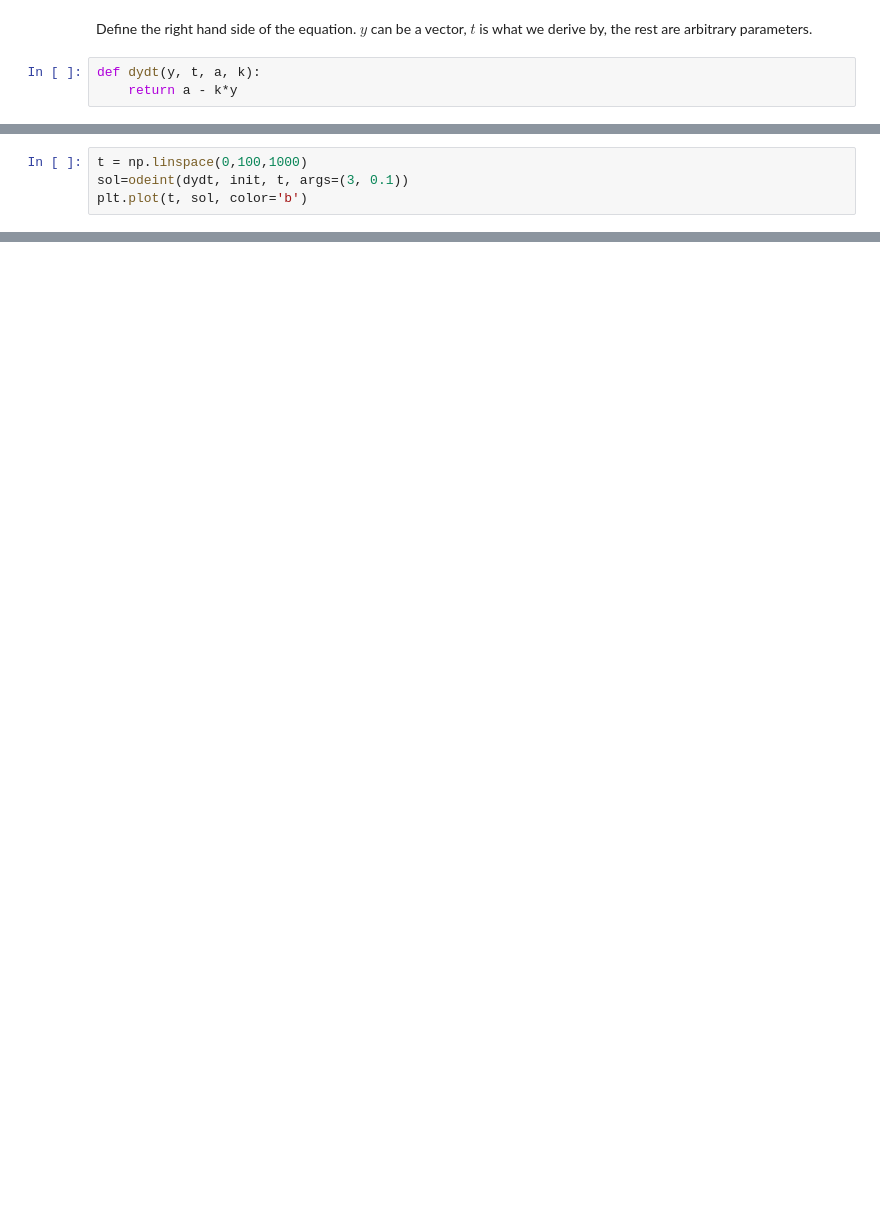
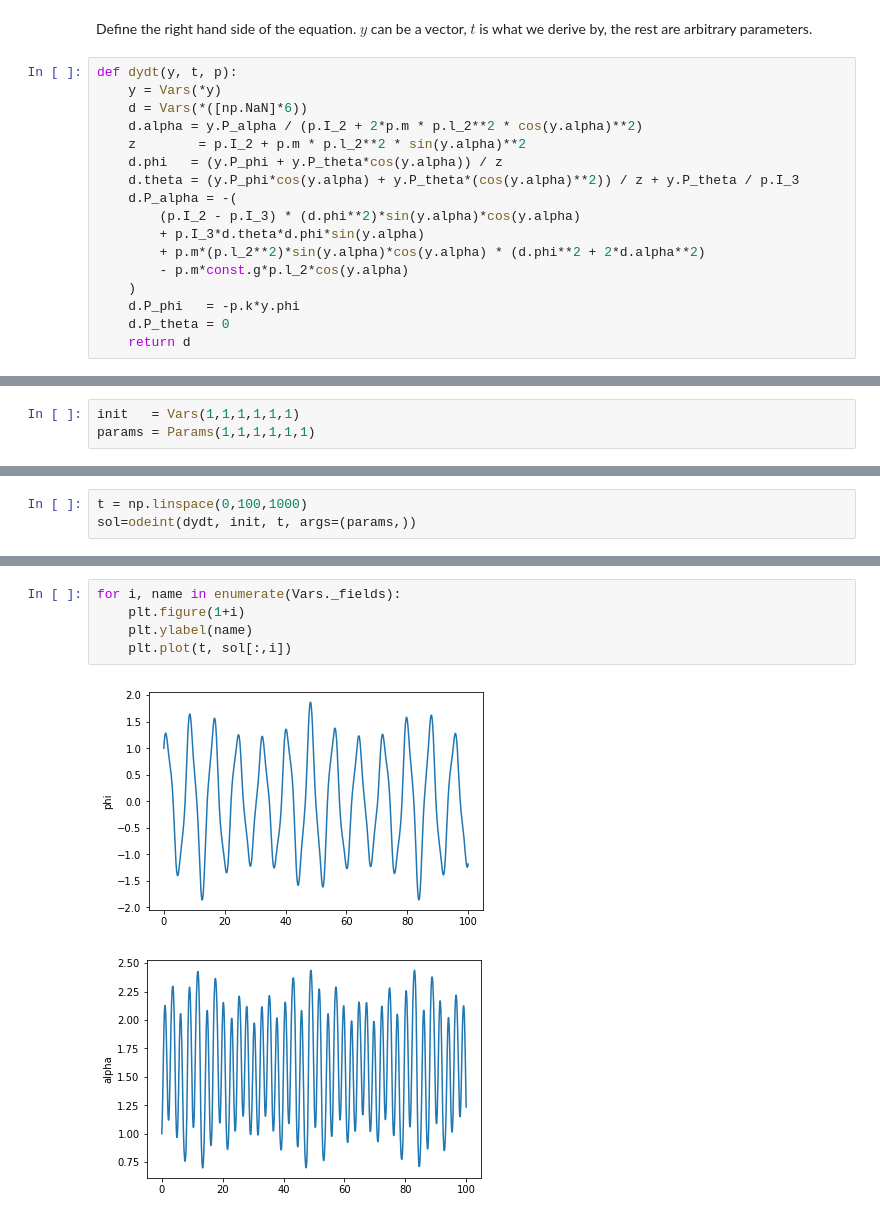
Before and after one commit to AnotherKamila/iypt2017, a Jupyter notebook: solvediff.ipynb, the cells around one changed output, grey strips where cells are left out. Cells and saved outputs as stored; diff of their text form; blank space fills up the shorter version.

```diff
--- a/solvediff.ipynb
+++ b/solvediff.ipynb
@@ -7,7 +16,21 @@ import matplotlib.pyplot as plt
 # %% [markdown]
 Define the right hand side of the equation.
 $y$ can be a vector, $t$ is what we derive by, the rest are arbitrary parameters.
-# %%
-def dydt(y, t, a, k):
-    return a - k*y
+# %%
+def dydt(y, t, p):
+    y = Vars(*y)
+    d = Vars(*([np.NaN]*6))
+    d.alpha = y.P_alpha / (p.I_2 + 2*p.m * p.l_2**2 * cos(y.alpha)**2)
+    z        = p.I_2 + p.m * p.l_2**2 * sin(y.alpha)**2
+    d.phi   = (y.P_phi + y.P_theta*cos(y.alpha)) / z
+    d.theta = (y.P_phi*cos(y.alpha) + y.P_theta*(cos(y.alpha)**2)) / z + y.P_theta / p.I_3
+    d.P_alpha = -(
+        (p.I_2 - p.I_3) * (d.phi**2)*sin(y.alpha)*cos(y.alpha)
+        + p.I_3*d.theta*d.phi*sin(y.alpha)
+        + p.m*(p.l_2**2)*sin(y.alpha)*cos(y.alpha) * (d.phi**2 + 2*d.alpha**2)
+        - p.m*const.g*p.l_2*cos(y.alpha)
+    )
+    d.P_phi   = -p.k*y.phi
+    d.P_theta = 0
+    return d
 # %% [markdown]
@@ -17 +38,4 @@ init = 0
+# %%
+init   = Vars(1,1,1,1,1,1)
+params = Params(1,1,1,1,1,1)
 # %% [markdown]
@@ -19,4 +43,3 @@ Integrate from 0 to 47
 # %%
 t = np.linspace(0,100,1000)
-sol=odeint(dydt, init, t, args=(3, 0.1))
-plt.plot(t, sol, color='b')
+sol=odeint(dydt, init, t, args=(params,))
@@ -26,0 +46,8 @@ plt.plot(t, sol, color='b')
+# %%
+for i, name in enumerate(Vars._fields):
+    plt.figure(1+i)
+    plt.ylabel(name)
+    plt.plot(t, sol[:,i])
+# %% [output]
+[figure, added]
+[figure, added]
```
Also changed, not shown: parts of 9 cells of this notebook.
